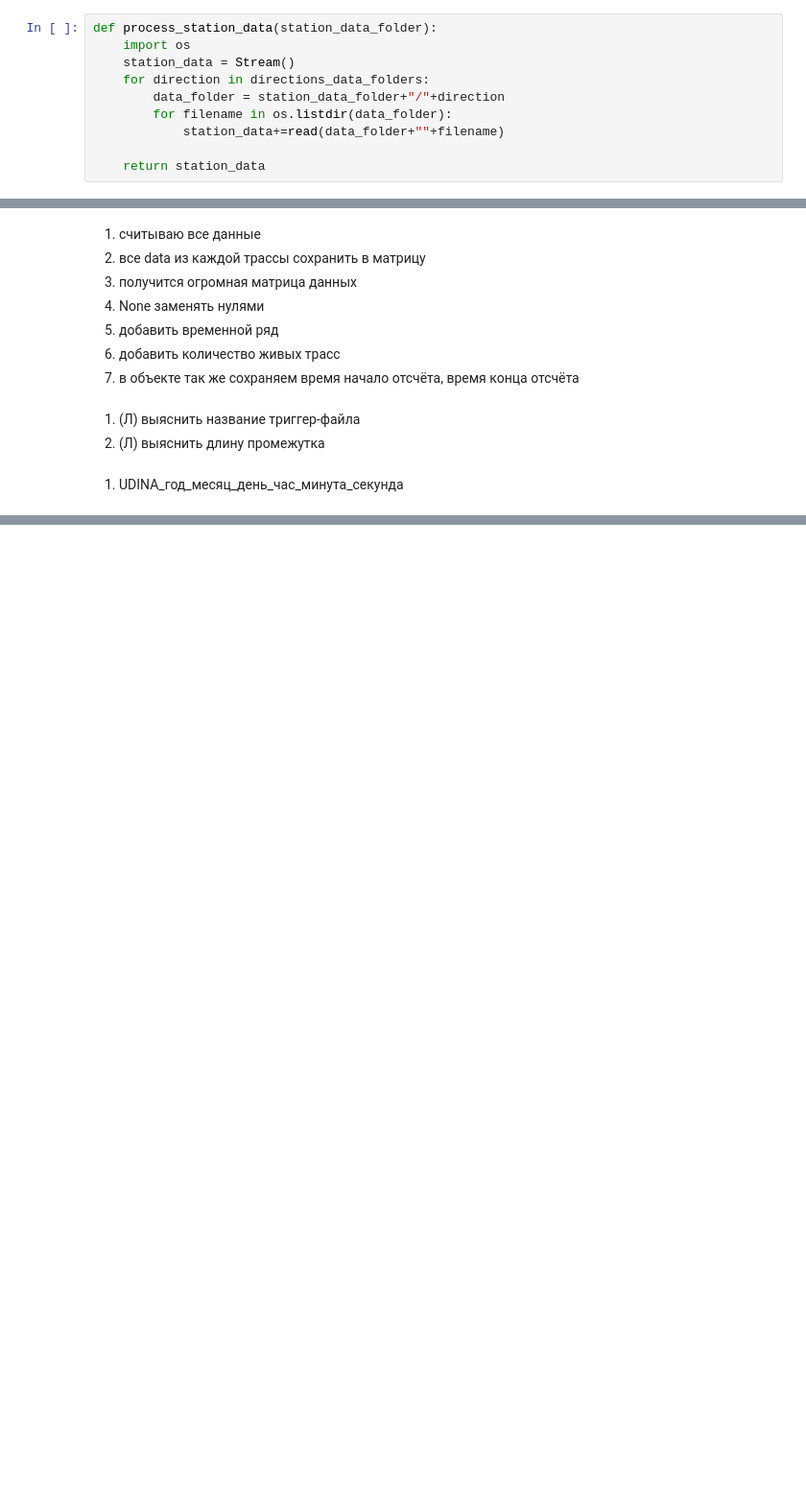
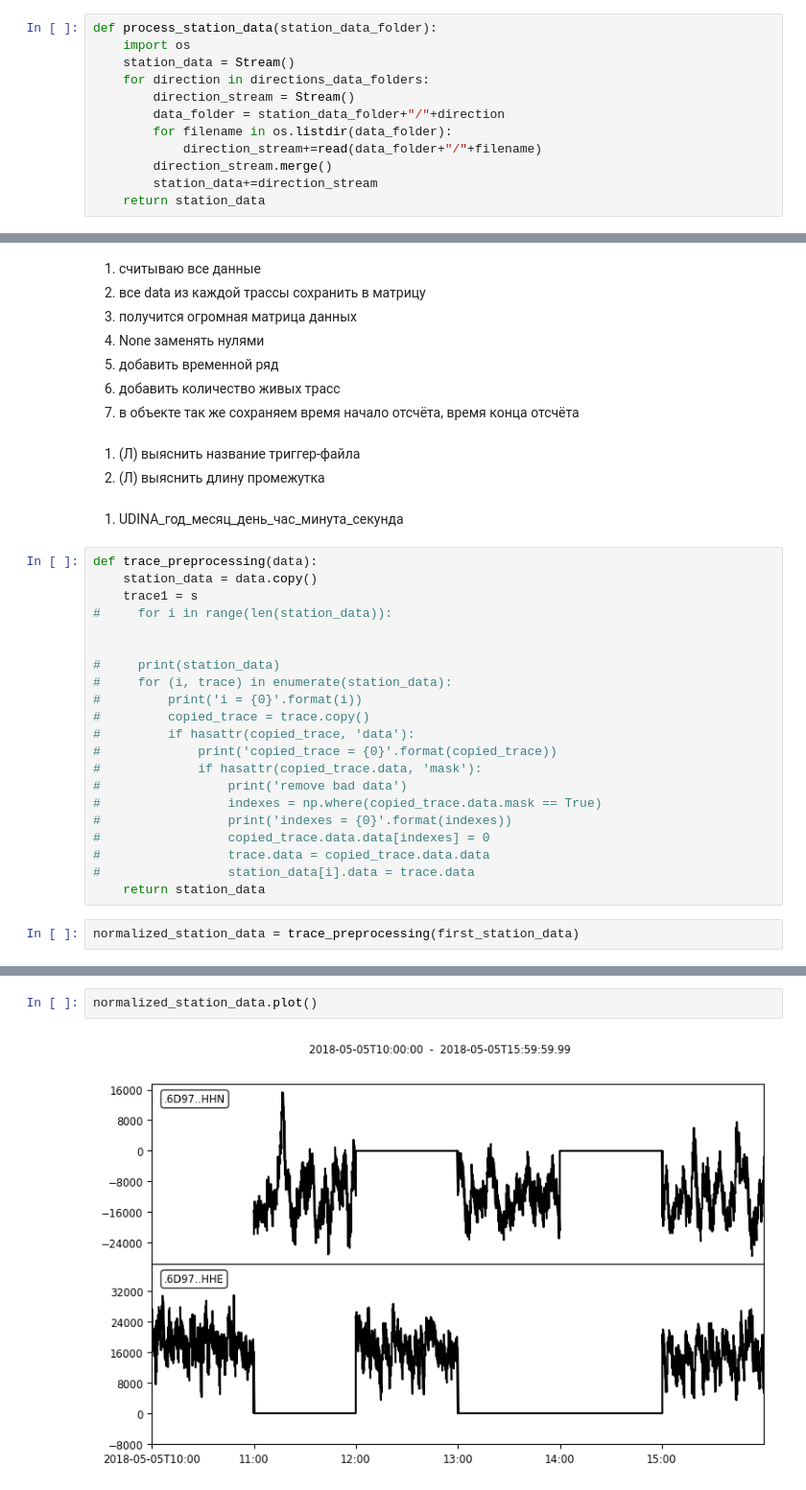
Before and after one commit to asergeev95/obspy_data_processing, a Jupyter notebook: OBSPY/data_stitching.ipynb, the cells around one changed output, grey strips where cells are left out. Shown at 96% size. Cells and saved outputs as stored; diff of their text form; blank space fills up the shorter version.

```diff
--- a/OBSPY/data_stitching.ipynb
+++ b/OBSPY/data_stitching.ipynb
@@ -21,10 +22,12 @@ def process_station_data(station_data_folder):
     import os
     station_data = Stream()
     for direction in directions_data_folders:
+        direction_stream = Stream()
         data_folder = station_data_folder+"/"+direction
         for filename in os.listdir(data_folder):
-            station_data+=read(data_folder+""+filename)
-
+            direction_stream+=read(data_folder+"/"+filename)
+        direction_stream.merge()
+        station_data+=direction_stream
     return station_data
 # %%
 first_station_data = process_station_data(ud01_data_folder_path)
@@ -141,3 +92,26 @@ first_station_data[0].data[900000]
 2. (Л) выяснить длину промежутка
 # %% [markdown]
 1. UDINA_год_месяц_день_час_минута_секунда
+# %%
+def trace_preprocessing(data):
+    station_data = data.copy()
+    trace1 = s
+#     for i in range(len(station_data)):
+
+
+#     print(station_data)
+#     for (i, trace) in enumerate(station_data):
+#         print('i = {0}'.format(i))
+#         copied_trace = trace.copy()
+#         if hasattr(copied_trace, 'data'):
+#             print('copied_trace = {0}'.format(copied_trace))
+#             if hasattr(copied_trace.data, 'mask'):
+#                 print('remove bad data')
+#                 indexes = np.where(copied_trace.data.mask == True)
+#                 print('indexes = {0}'.format(indexes))
+#                 copied_trace.data.data[indexes] = 0
+#                 trace.data = copied_trace.data.data
+#                 station_data[i].data = trace.data
+    return station_data
+# %%
+normalized_station_data = trace_preprocessing(first_station_data)
@@ -143,0 +165,4 @@ first_station_data[0].data[900000]
+# %%
+normalized_station_data.plot()
+# %% [output]
+[figure, added]
```
Also changed, not shown: parts of 38 cells of this notebook, 6 other files.
